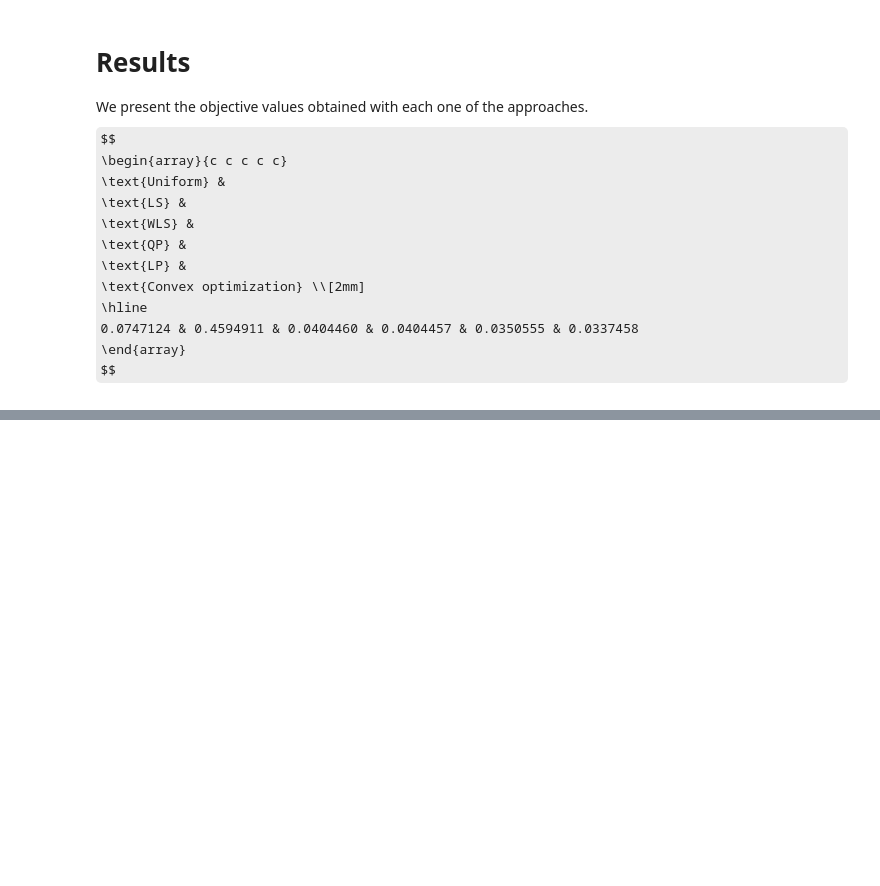
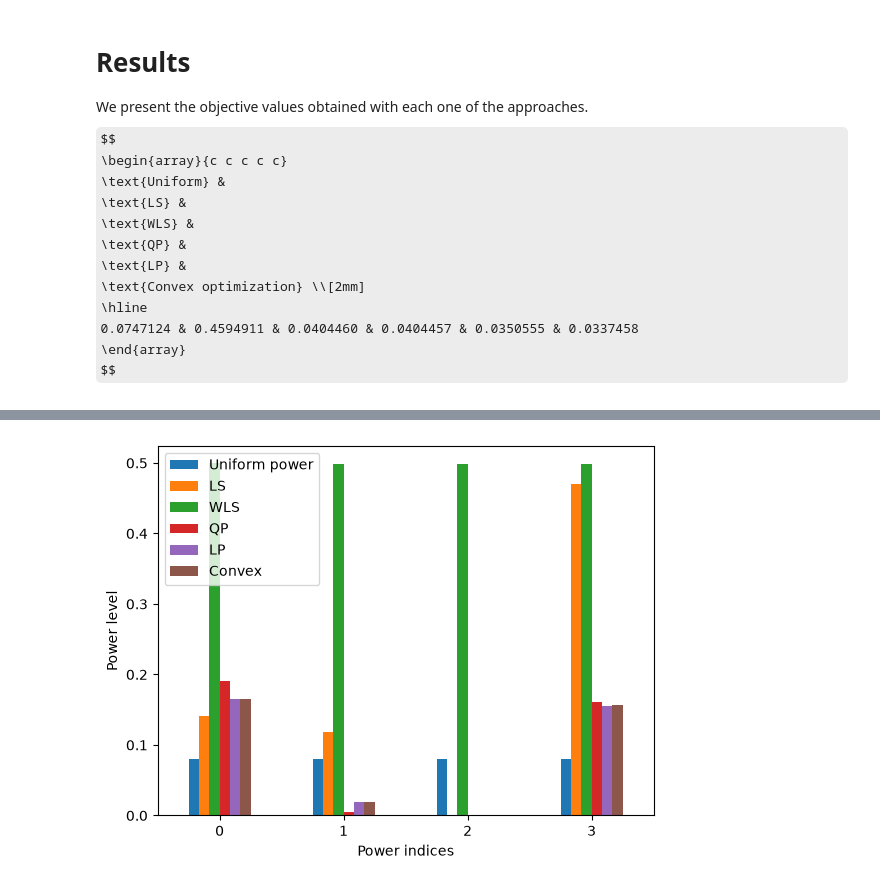
Before and after one commit to PedroVictorM/lamps, a Jupyter notebook: src/lamp/lamps.ipynb, the cells around one changed output, grey strips where cells are left out. Cells and saved outputs as stored; diff of their text form; code cells hidden in the pictures; some formulas as TeX source; blank space fills up the shorter version.

```diff
--- a/src/lamp/lamps.ipynb
+++ b/src/lamp/lamps.ipynb
@@ -655,0 +778,12 @@ $$
+# %%
+import pandas as pd
+
+lst_pwrs = [power_uniform, power_least_squares, p_wls, power_least_squares_cvxpy, p_lp, p_convex]
+
+pd.DataFrame(np.column_stack(lst_pwrs), columns=names).plot(kind='bar', rot=0)
+
+plt.ylabel('Power level')
+plt.xlabel('Power indices')
+plt.show()
+# %% [output]
+[figure, added]
```
Also changed, not shown: parts of 7 cells of this notebook, 2 other files.
